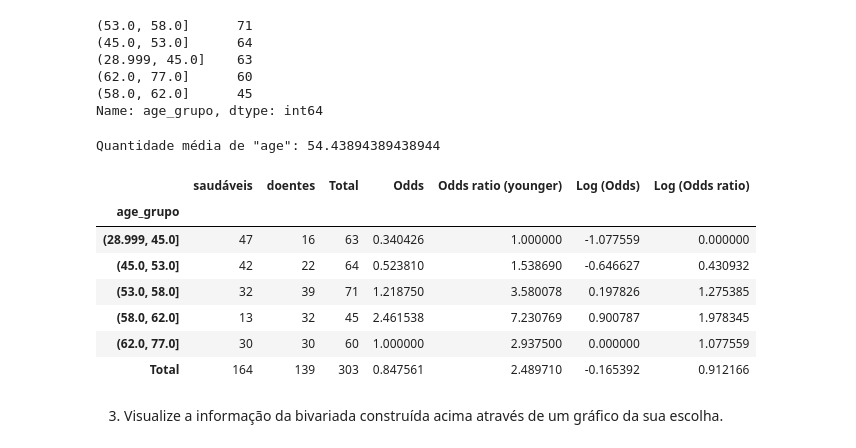
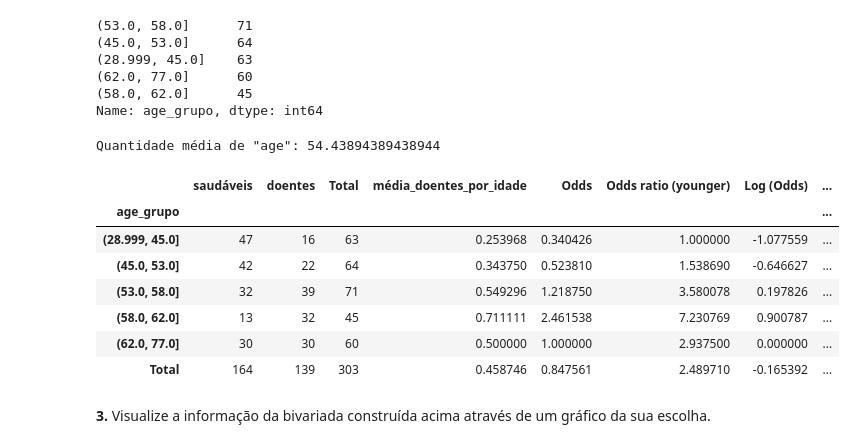
Before and after one commit to njuliacsouza/_projetosEBAC, a Jupyter notebook: Atividade_Modulo_18/mod18_ex01_bivariada_logística.ipynb, the cells around one changed output. Saved outputs shown, nothing was run; the diff lists cells and outputs as text; code cells hidden in the pictures.

```diff
--- a/Atividade_Modulo_18/mod18_ex01_bivariada_logística.ipynb
+++ b/Atividade_Modulo_18/mod18_ex01_bivariada_logística.ipynb
@@ -109,24 +130,25 @@ Name: age_grupo, dtype: int64
 # %%
 # formatação da tabela
 ana_biv = pd.crosstab(df['age_grupo'], df['flag_doente'], margins=True, margins_name='Total')
 ana_biv.columns = ['saudáveis', 'doentes', 'Total']
 print('Quantidade média de "age":', df['age'].mean())
 
 # analises
+ana_biv['média_doentes_por_idade'] = ana_biv['doentes']/ana_biv['Total']
 ana_biv['Odds'] = ana_biv['doentes']/ana_biv['saudáveis']
 ana_biv['Odds ratio (younger)'] = ana_biv['Odds']/ana_biv.loc[ana_biv.index[0], 'Odds']
 ana_biv['Log (Odds)'] = np.log(ana_biv['Odds'])
 ana_biv['Log (Odds ratio)'] = np.log(ana_biv['Odds ratio (younger)'])
 ana_biv
 # %% [output]
 Quantidade média de "age": 54.43894389438944
-|  | saudáveis | doentes | Total | Odds | Odds ratio (younger) | Log (Odds) | Log (Odds ratio) |
-| age_grupo |  |  |  |  |  |  |  |
-| (28.999, 45.0] | 47 | 16 | 63 | 0.340426 | 1.000000 | -1.077559 | 0.000000 |
-| (45.0, 53.0] | 42 | 22 | 64 | 0.523810 | 1.538690 | -0.646627 | 0.430932 |
-| (53.0, 58.0] | 32 | 39 | 71 | 1.218750 | 3.580078 | 0.197826 | 1.275385 |
-| (58.0, 62.0] | 13 | 32 | 45 | 2.461538 | 7.230769 | 0.900787 | 1.978345 |
-| (62.0, 77.0] | 30 | 30 | 60 | 1.000000 | 2.937500 | 0.000000 | 1.077559 |
-| Total | 164 | 139 | 303 | 0.847561 | 2.489710 | -0.165392 | 0.912166 |
+|  | saudáveis | doentes | Total | média_doentes_por_idade | Odds | Odds ratio (younger) | Log (Odds) | ... |
+| age_grupo |  |  |  |  |  |  |  | ... |
+| (28.999, 45.0] | 47 | 16 | 63 | 0.253968 | 0.340426 | 1.000000 | -1.077559 | ... |
+| (45.0, 53.0] | 42 | 22 | 64 | 0.343750 | 0.523810 | 1.538690 | -0.646627 | ... |
+| (53.0, 58.0] | 32 | 39 | 71 | 0.549296 | 1.218750 | 3.580078 | 0.197826 | ... |
+| (58.0, 62.0] | 13 | 32 | 45 | 0.711111 | 2.461538 | 7.230769 | 0.900787 | ... |
+| (62.0, 77.0] | 30 | 30 | 60 | 0.500000 | 1.000000 | 2.937500 | 0.000000 | ... |
+| Total | 164 | 139 | 303 | 0.458746 | 0.847561 | 2.489710 | -0.165392 | ... |
 # %% [markdown]
-3. Visualize a informação da bivariada construída acima através de um gráfico da sua escolha.
+**3.** Visualize a informação da bivariada construída acima através de um gráfico da sua escolha.
```
Also changed, not shown: parts of 5 cells of this notebook.
